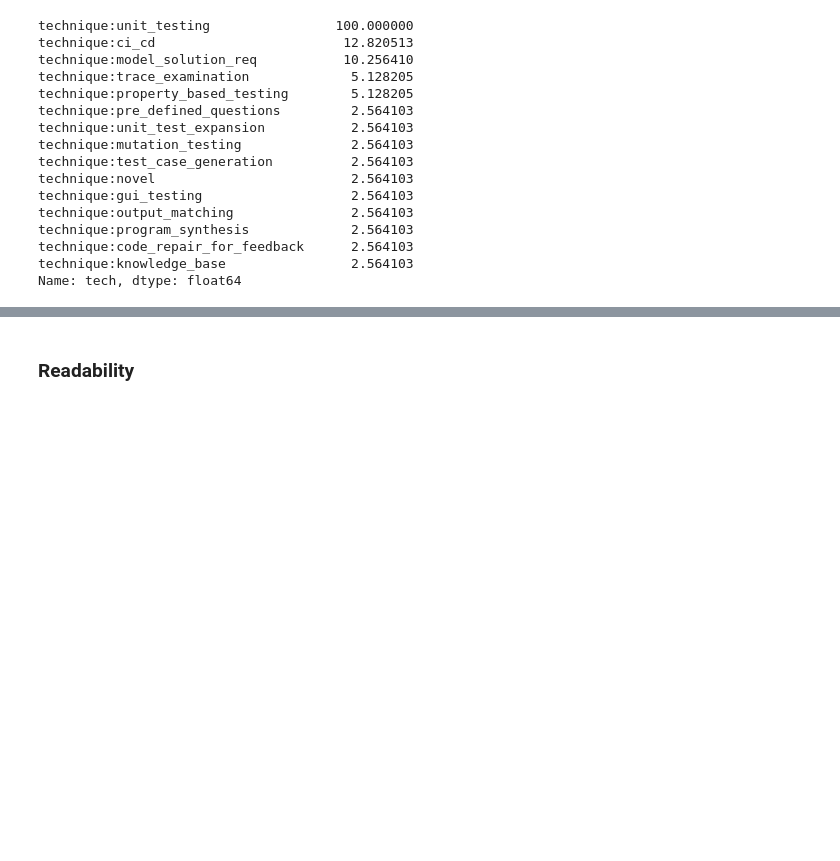
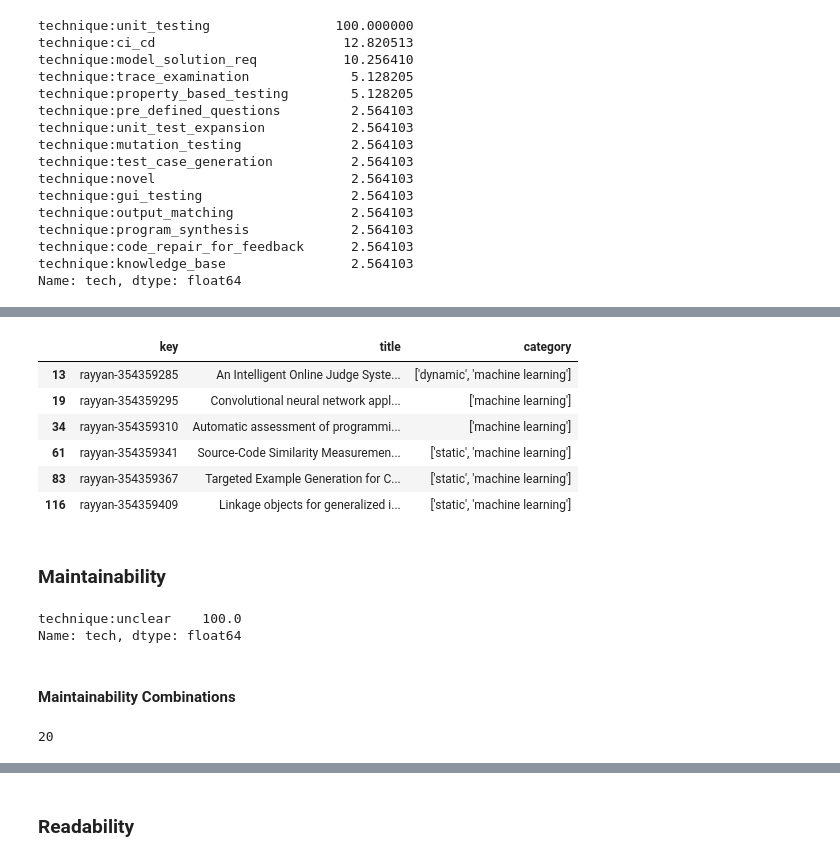
Before and after one commit to m-messer/Automated-Assessment-SLR-Data-Processing, a Jupyter notebook: discussion.ipynb, the cells around one changed output, grey strips where cells are left out. Drawn from its saved outputs; the diff is of its cells as text; code cells hidden in the pictures; blank space fills up the shorter version.

```diff
--- a/discussion.ipynb
+++ b/discussion.ipynb
@@ -81,3 +81,6 @@ technique:program_synthesis             2.564103
 technique:code_repair_for_feedback      2.564103
 technique:knowledge_base                2.564103
 Name: tech, dtype: float64
+# %%
+temp_df['only_static'] = df.category.apply(lambda x: 'dynamic' not in str(x) and 'static' in str(x) and 'machine learning' not in str(x))
+(temp_df[temp_df.only_static].explode('tech').tech.value_counts() / temp_df[temp_df.only_static].shape[0]) * 100
@@ -83,0 +104,3 @@ Name: tech, dtype: float64
+# %%
+temp_df['dynamic_static'] = df.category.apply(lambda x: 'dynamic' in str(x) and 'static' in str(x) and 'machine learning' not in str(x))
+(temp_df[temp_df.dynamic_static].explode('tech').tech.value_counts() / temp_df[temp_df.dynamic_static].shape[0]) * 100
@@ -83,0 +124,28 @@ Name: tech, dtype: float64
+# %%
+temp_df['ml'] = df.category.apply(lambda x: 'machine learning' in str(x))
+ml_df = temp_df.loc[temp_df.ml]
+ml_df[['key', 'title', 'category']]
+# %% [output]
+|  | key | title | category |
+| 13 | rayyan-354359285 | An Intelligent Online Judge Syste... | ['dynamic', 'machine learning'] |
+| 19 | rayyan-354359295 | Convolutional neural network appl... | ['machine learning'] |
+| 34 | rayyan-354359310 | Automatic assessment of programmi... | ['machine learning'] |
+| 61 | rayyan-354359341 | Source-Code Similarity Measuremen... | ['static', 'machine learning'] |
+| 83 | rayyan-354359367 | Targeted Example Generation for C... | ['static', 'machine learning'] |
+| 116 | rayyan-354359409 | Linkage objects for generalized i... | ['static', 'machine learning'] |
+# %% [markdown]
+### Maintainability
+# %%
+temp_df = df[df.skills.str.contains("^\['maintainability'\]$")].copy()
+temp_df['tech'] = df.tags.apply(lambda labels: [label for label in labels if label.startswith('technique')])
+(temp_df.explode('tech').tech.value_counts() / temp_df.shape[0]) * 100
+# %% [output]
+technique:unclear    100.0
+Name: tech, dtype: float64
+# %% [markdown]
+#### Maintainability Combinations
+# %%
+maint_df = df[df.skills.str.contains("maintainability")].copy()
+maint_df.shape[0]
+# %% [output]
+20
```
Also changed, not shown: parts of 15 cells of this notebook.
